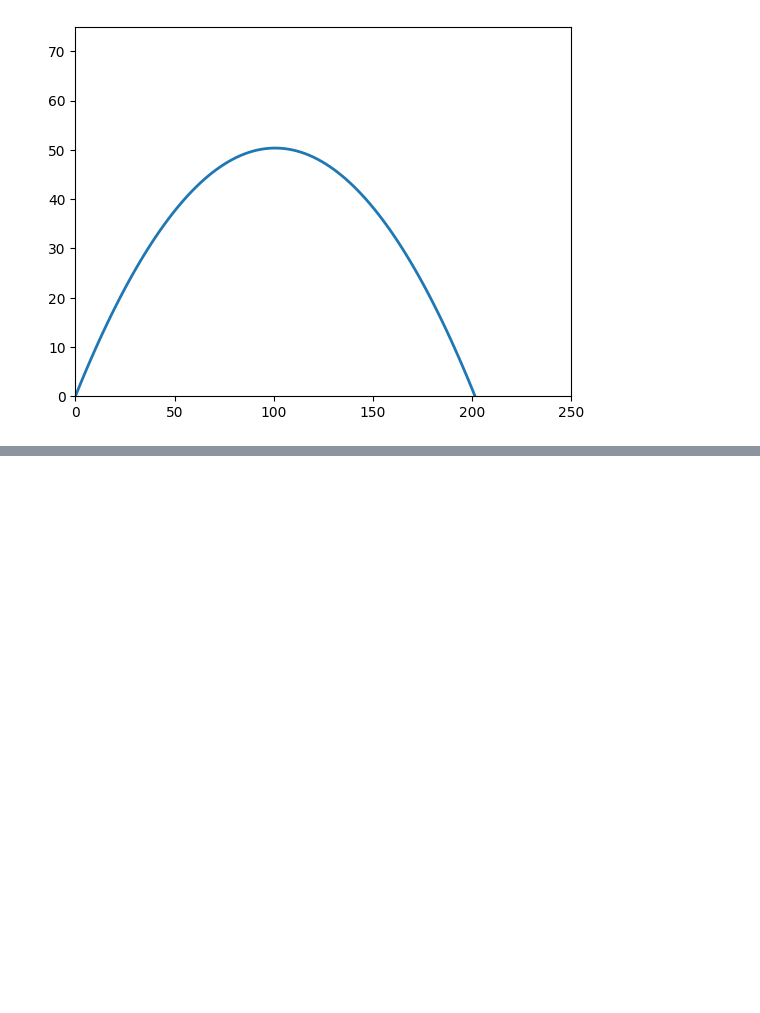
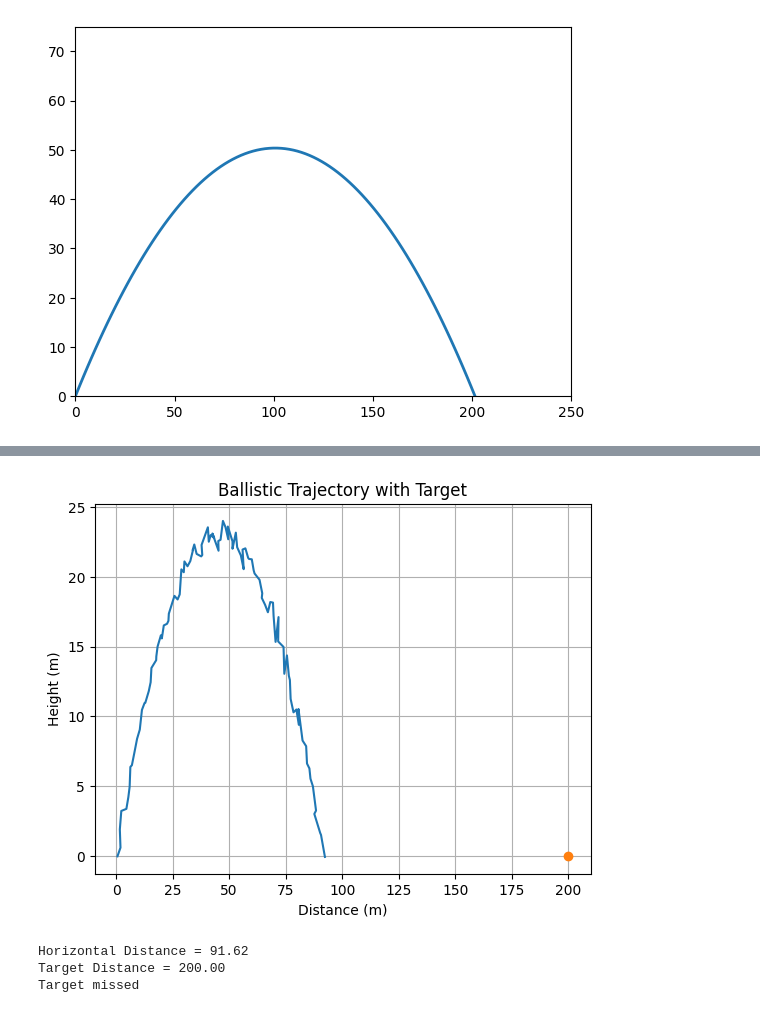
Before and after one commit to guyfrancis/dat1001, a Jupyter notebook: Ballistic_Example.ipynb, the cells around one changed output, grey strips where cells are left out. Drawn from its saved outputs; the diff is of its cells as text; code cells hidden in the pictures; blank space fills up the shorter version.

```diff
--- a/Ballistic_Example.ipynb
+++ b/Ballistic_Example.ipynb
@@ -124,0 +139,48 @@ HTML(ani.to_jshtml())
+# %%
+# The following code adds small amounts of noise to the data
+
+def trajectory_with_noise(v0, angle_deg, g=9.81):
+    noise = 0.5
+    # Convert angle to radians
+    angle_rad = np.radians(angle_deg)
+
+    # Calculate time of flight
+
+    t_flight = (2 * v0 * np.sin(angle_rad)) / g
+
+    # Generate time steps
+    t = np.linspace(0, t_flight, num=100)
+
+    rng = np.random.default_rng()
+
+    # Calculate x and y positions
+    x = v0 * np.cos(angle_rad) * t + rng.normal(0, noise, size=100)
+    y = v0 * np.sin(angle_rad) * t - 0.5 * g * t**2 + + rng.normal(0, noise, size=100)
+
+    hdist = v0 * np.cos(angle_rad) * t_flight +random.gauss(0, noise)
+    return x, y, hdist
+# %%
+# Example: 50 m/s at a 45-degree angle with target on ground at 200m
+target_hdist = 200
+speed = 30
+angle = 45
+
+x_vals, y_vals, hdist = trajectory_with_noise(speed, angle)
+plt.plot(x_vals, y_vals)
+plt.plot([target_hdist], [0], 'o')
+plt.title("Ballistic Trajectory with Target")
+plt.xlabel("Distance (m)")
+plt.ylabel("Height (m)")
+plt.grid(True)
+plt.show()
+print(f"Horizontal Distance = {hdist:.2f}")
+print(f"Target Distance = {target_hdist:.2f}")
+if abs(hdist - target_hdist)<0.5:
+    print("Target hit.")
+else:
+    print("Target missed")
+# %% [output]
+[figure, added]
+Horizontal Distance = 91.62
+Target Distance = 200.00
+Target missed
```
Also changed, not shown: parts of 8 cells of this notebook, 2 other files.
